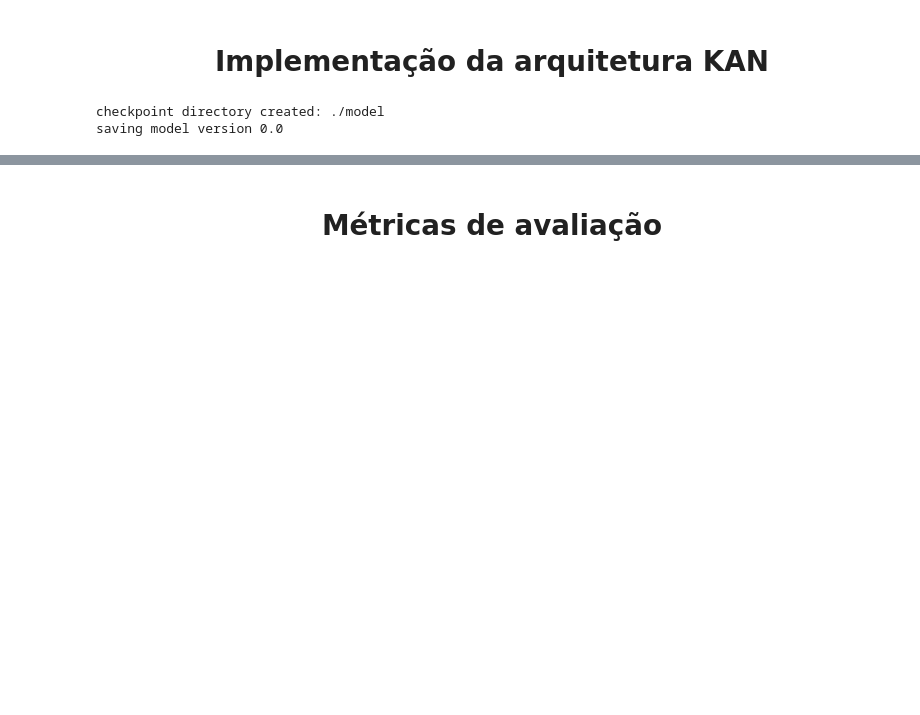
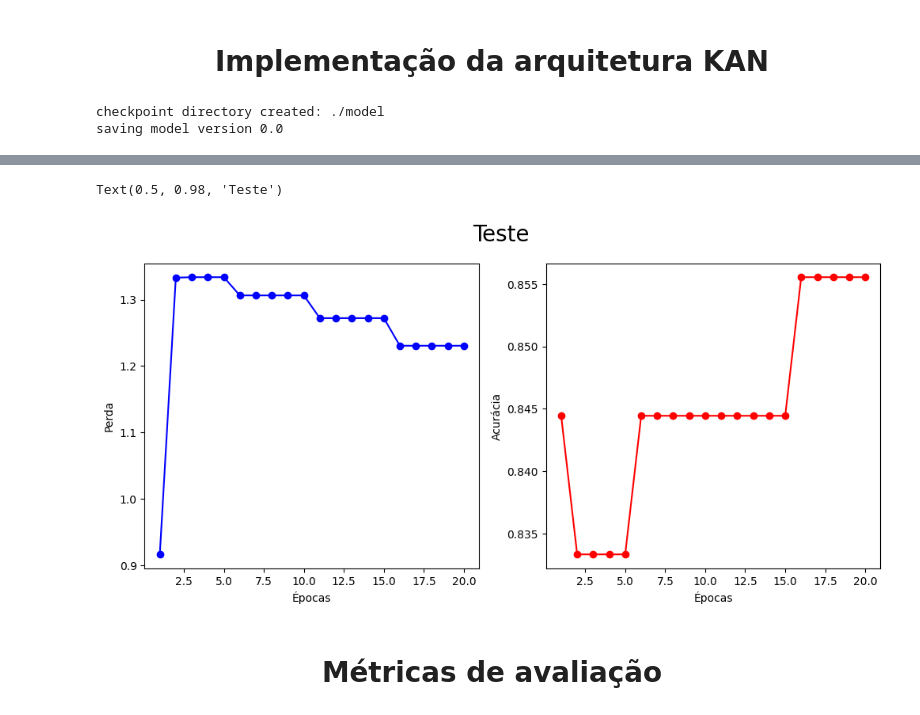
Before and after one commit to AlxDev-hub/Classificacao-KAN-DoencasPulmonares, a Jupyter notebook: teste1_kan.ipynb, the cells around one changed output, grey strips where cells are left out. Saved outputs shown, nothing was run; the diff lists cells and outputs as text; code cells hidden in the pictures; blank space fills up the shorter version.

```diff
--- a/teste1_kan.ipynb
+++ b/teste1_kan.ipynb
@@ -109,3 +148,22 @@ plt.show()
+# %%
+epochs = range(1, 21)
+
+plt.figure(figsize=(12, 5))
+
+plt.subplot(1, 2, 1)
+plt.plot(epochs, results['test_loss'], 'bo-')
+plt.xlabel('Épocas')
+plt.ylabel('Perda')
+
+plt.subplot(1, 2, 2)
+plt.plot(epochs, results['test_acc'], 'ro-')
+plt.xlabel('Épocas')
+plt.ylabel('Acurácia')
+
+plt.suptitle("Teste", fontsize = 20)
+# %% [output]
+Text(0.5, 0.98, 'Teste')
+[figure, added]
 # %%
 test_outputs = model(dataset['test_input'])
 test_predictions = torch.argmax(test_outputs, dim=1).numpy()
```
Also changed, not shown: parts of 33 cells of this notebook.
